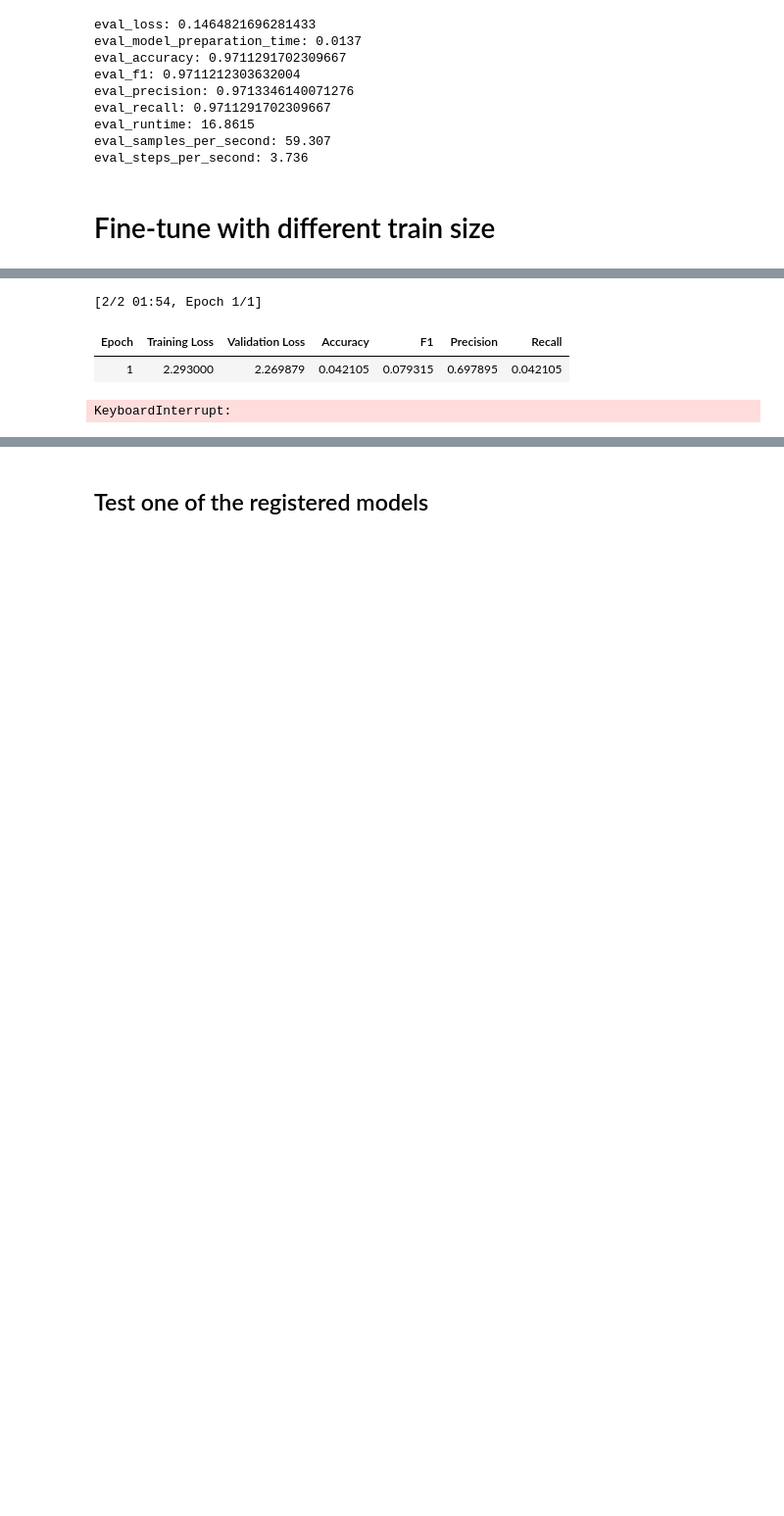
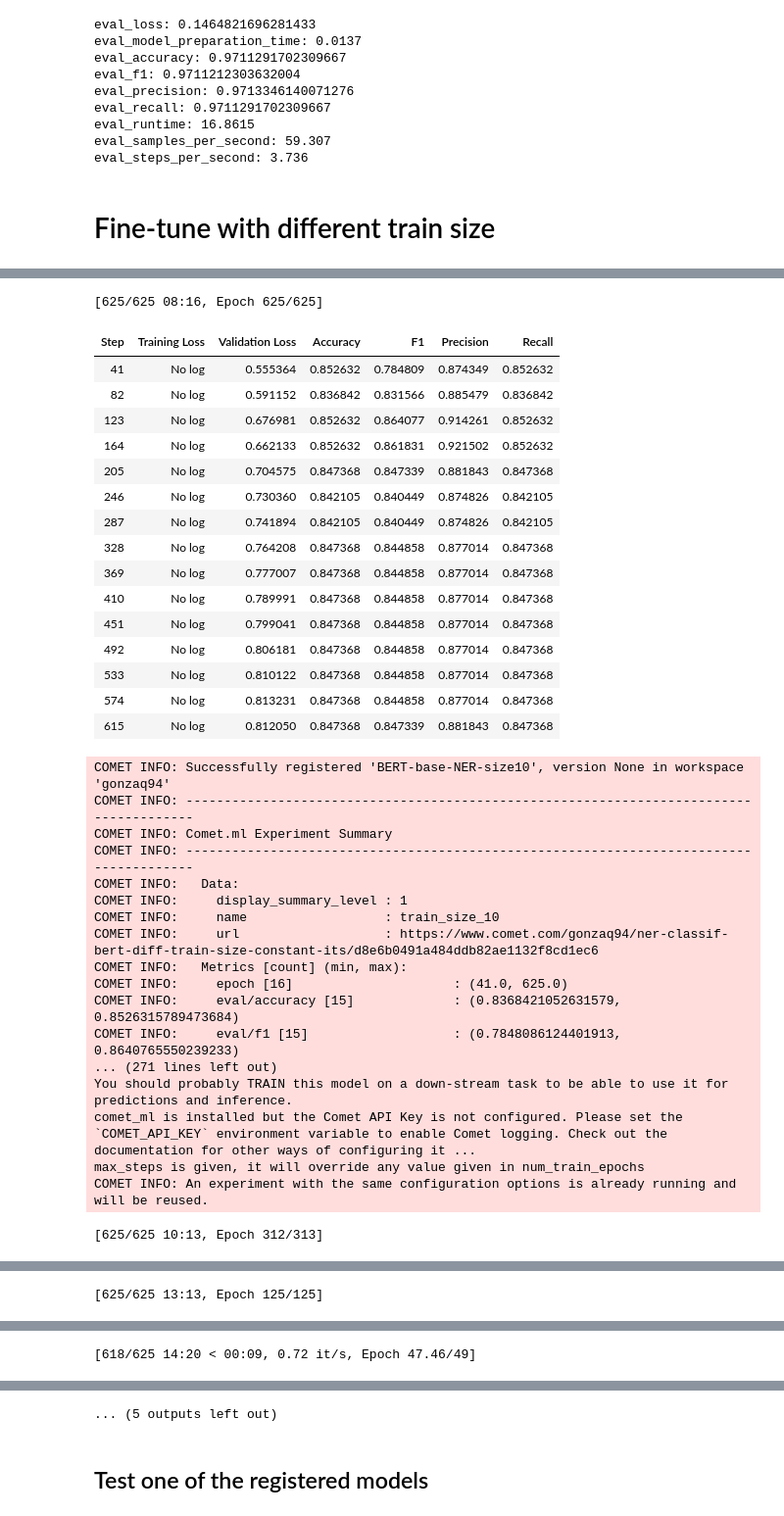
Before and after one commit to gonzaq94/NER-LLM-classification, a Jupyter notebook: fine_tune_BERT_dataset_size.ipynb, the cells around one changed output, grey strips where cells are left out. Shown: that part at 98% size. Drawn from its saved outputs; the diff is of its cells as text; code cells hidden in the pictures; blank space fills up the shorter version.

```diff
--- a/fine_tune_BERT_dataset_size.ipynb
+++ b/fine_tune_BERT_dataset_size.ipynb
@@ -131,6 +141,7 @@ os.environ["COMET_PROJECT_NAME"] = "ner_classif-bert-2"
 os.environ["COMET_GIT_DIRECTORY"] = "https://github.com/gonzaq94/NER-LLM-classification"
 # %%
 # reload model
+model_name = 'bert-base-uncased'
 model = AutoModelForTokenClassification.from_pretrained(model_name, num_labels=9)
 # %% [output]
 Some weights of BertForTokenClassification were not initialized from the model checkpoint at bert-base-uncased and are newly initialized: ['classifier.bias', 'classifier.weight']
@@ -523,16 +524,22 @@ def get_trainer(niterations, experiment, model, train_ds, valid_ds, batch_size=2
   training_args = TrainingArguments(
     output_dir='./results',
     max_steps=niterations,
-    evaluation_strategy="epoch",
-    save_strategy="epoch",
-    logging_strategy="epoch",
+    load_best_model_at_end=True,
+    metric_for_best_model="f1",
+    greater_is_better=True,
+    save_total_limit=1,
+    #num_train_epochs=nepochs,
+    evaluation_strategy="steps",
+    eval_steps=niterations // 15,
+    save_strategy="steps",
+    save_steps=niterations // 15,
+    logging_strategy="no",
     per_device_train_batch_size=batch_size,
     per_device_eval_batch_size=batch_size,
-    warmup_steps=100,
+    warmup_steps=niterations // 10,
     weight_decay=0.01,
-    logging_dir='./logs',
+    logging_dir=None,
     dataloader_drop_last=False,
-    load_best_model_at_end=True
     )
 
   trainer = Trainer(
@@ -549,10 +558,11 @@ def get_trainer(niterations, experiment, model, train_ds, valid_ds, batch_size=2
 import shutil
 import os
 
+#dataset_sizes = [100, 300, 1000]
 dataset_sizes = [10, 30, 100, 300, 1000]
 # set the same number of iterations for each run, so as to have 15 epochs for a training dataset of size 1000 and a batch size of 24
 niterations = int((1000 / 24)*15)
-niterations = 2
+#niterations = 2
 
 for dsize in dataset_sizes:
 
@@ -569,7 +579,7 @@ for dsize in dataset_sizes:
 
   # reload model and trainer
   model = AutoModelForTokenClassification.from_pretrained(model_name, num_labels=9)
-  trainer = get_trainer(niterations, experiment, model, train_ds, valid_ds, batch_size=8)
+  trainer = get_trainer(niterations, experiment, model, train_ds, valid_ds, batch_size=24)
 
   # train
   trainer.train()
@@ -583,6 +593,9 @@ for dsize in dataset_sizes:
 
   experiment.log_model(f"BERT-base-NER-size{dsize}", "results/best_model")
   experiment.register_model(f"BERT-base-NER-size{dsize}")
+
+  # remove files
+  shutil.rmtree('./results')
 # %% [output]
 COMET INFO: ---------------------------------------------------------------------------------------
 COMET INFO: Comet.ml Experiment Summary
@@ -604,4 +617,35 @@ COMET INFO: An experiment with the same configuration options is already running
-[2/2 01:54, Epoch 1/1]
+[625/625 08:16, Epoch 625/625]
-| Epoch | Training Loss | Validation Loss | Accuracy | F1 | Precision | Recall |
-| 1 | 2.293000 | 2.269879 | 0.042105 | 0.079315 | 0.697895 | 0.042105 |
+| Step | Training Loss | Validation Loss | Accuracy | F1 | Precision | Recall |
+| 41 | No log | 0.555364 | 0.852632 | 0.784809 | 0.874349 | 0.852632 |
+| 82 | No log | 0.591152 | 0.836842 | 0.831566 | 0.885479 | 0.836842 |
+| 123 | No log | 0.676981 | 0.852632 | 0.864077 | 0.914261 | 0.852632 |
+| 164 | No log | 0.662133 | 0.852632 | 0.861831 | 0.921502 | 0.852632 |
+| 205 | No log | 0.704575 | 0.847368 | 0.847339 | 0.881843 | 0.847368 |
+| 246 | No log | 0.730360 | 0.842105 | 0.840449 | 0.874826 | 0.842105 |
+| 287 | No log | 0.741894 | 0.842105 | 0.840449 | 0.874826 | 0.842105 |
+| 328 | No log | 0.764208 | 0.847368 | 0.844858 | 0.877014 | 0.847368 |
+| 369 | No log | 0.777007 | 0.847368 | 0.844858 | 0.877014 | 0.847368 |
+| 410 | No log | 0.789991 | 0.847368 | 0.844858 | 0.877014 | 0.847368 |
+| 451 | No log | 0.799041 | 0.847368 | 0.844858 | 0.877014 | 0.847368 |
+| 492 | No log | 0.806181 | 0.847368 | 0.844858 | 0.877014 | 0.847368 |
+| 533 | No log | 0.810122 | 0.847368 | 0.844858 | 0.877014 | 0.847368 |
+| 574 | No log | 0.813231 | 0.847368 | 0.844858 | 0.877014 | 0.847368 |
+| 615 | No log | 0.812050 | 0.847368 | 0.847339 | 0.881843 | 0.847368 |
-KeyboardInterrupt:
+COMET INFO: Successfully registered 'BERT-base-NER-size10', version None in workspace 'gonzaq94'
+COMET INFO: ---------------------------------------------------------------------------------------
+COMET INFO: Comet.ml Experiment Summary
+COMET INFO: ---------------------------------------------------------------------------------------
+COMET INFO:   Data:
+COMET INFO:     display_summary_level : 1
+COMET INFO:     name                  : train_size_10
+COMET INFO:     url                   : https://www.comet.com/gonzaq94/ner-classif-bert-diff-train-size-constant-its/d8e6b0491a484ddb82ae1132f8cd1ec6
+COMET INFO:   Metrics [count] (min, max):
+COMET INFO:     epoch [16]                     : (41.0, 625.0)
+COMET INFO:     eval/accuracy [15]             : (0.8368421052631579, 0.8526315789473684)
+COMET INFO:     eval/f1 [15]                   : (0.7848086124401913, 0.8640765550239233)
+... (271 lines left out)
+You should probably TRAIN this model on a down-stream task to be able to use it for predictions and inference.
+comet_ml is installed but the Comet API Key is not configured. Please set the `COMET_API_KEY` environment variable to enable Comet logging. Check out the documentation for other ways of configuring it ...
+max_steps is given, it will override any value given in num_train_epochs
+COMET INFO: An experiment with the same configuration options is already running and will be reused.
+[625/625 10:13, Epoch 312/313]
@@ -607,0 +685 @@ KeyboardInterrupt:
+[625/625 13:13, Epoch 125/125]
@@ -607,0 +719 @@ KeyboardInterrupt:
+[618/625 14:20 < 00:09, 0.72 it/s, Epoch 47.46/49]
@@ -608,3 +736,4 @@ KeyboardInterrupt:
+... (5 outputs left out)
 # %% [markdown]
 ## Test one of the registered models
 # %%
```
Also changed, not shown: parts of 11 cells of this notebook.
